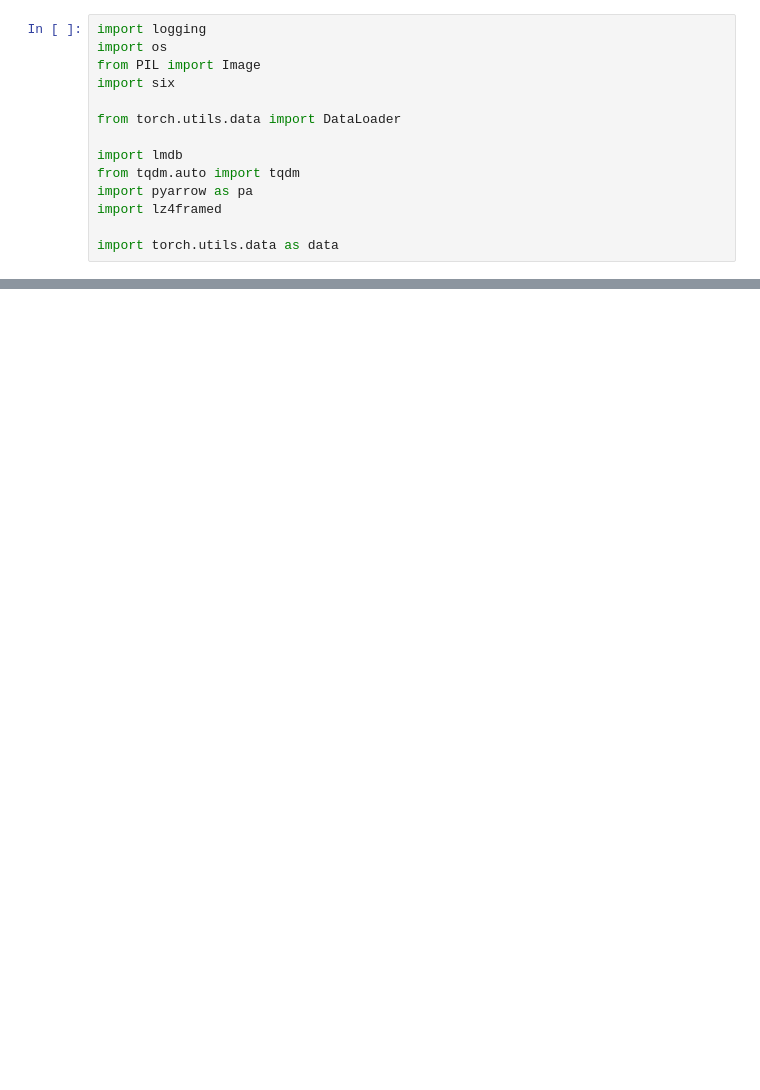
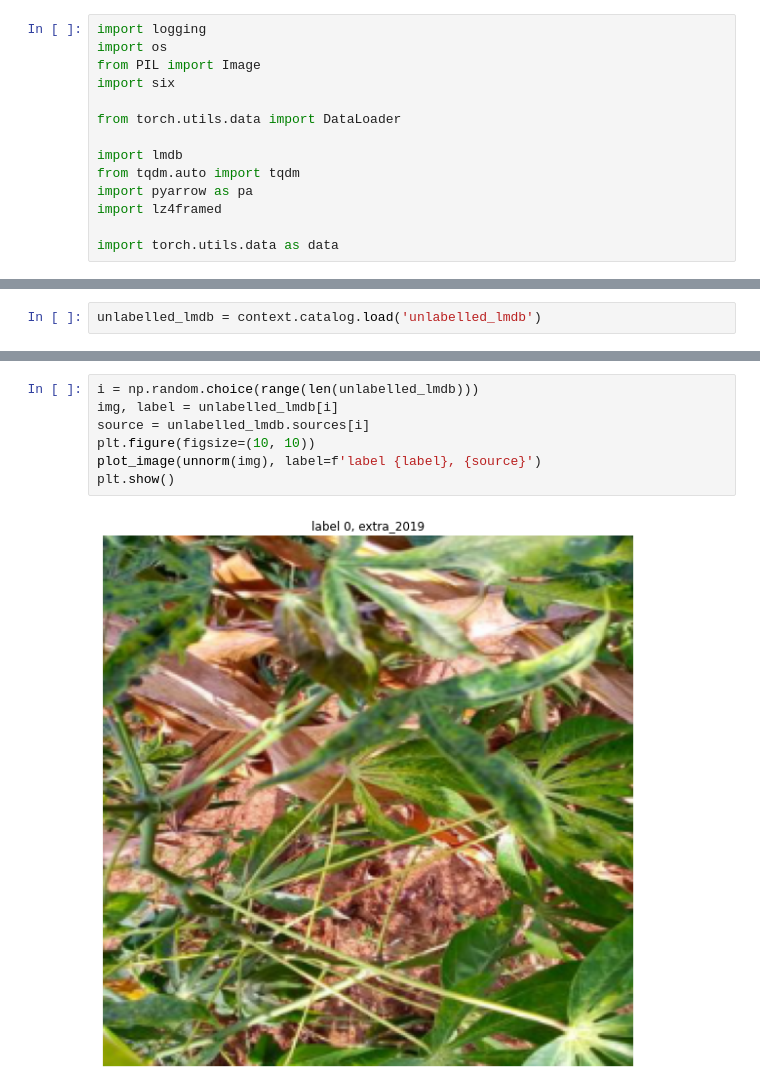
Before and after one commit to btseytlin/kaggle_cassava, a Jupyter notebook: notebooks/LMDB.ipynb, the cells around one changed output, grey strips where cells are left out. Cells and saved outputs as stored; diff of their text form; blank space fills up the shorter version.

```diff
--- a/notebooks/LMDB.ipynb
+++ b/notebooks/LMDB.ipynb
@@ -32,0 +25,2 @@ train_images_lmdb[0][0]
+# %%
+unlabelled_lmdb = context.catalog.load('unlabelled_lmdb')
@@ -32,0 +41,9 @@ train_images_lmdb[0][0]
+# %%
+i = np.random.choice(range(len(unlabelled_lmdb)))
+img, label = unlabelled_lmdb[i]
+source = unlabelled_lmdb.sources[i]
+plt.figure(figsize=(10, 10))
+plot_image(unnorm(img), label=f'label {label}, {source}')
+plt.show()
+# %% [output]
+[figure, added]
```
Also changed, not shown: parts of 9 cells of this notebook, 10 other files.
